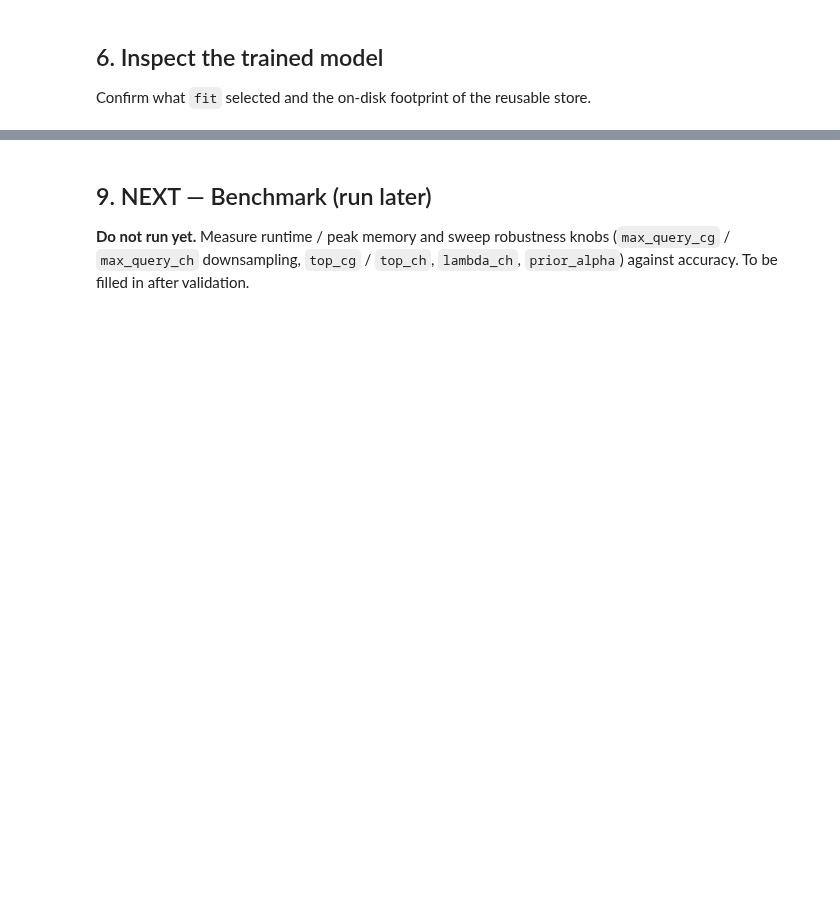
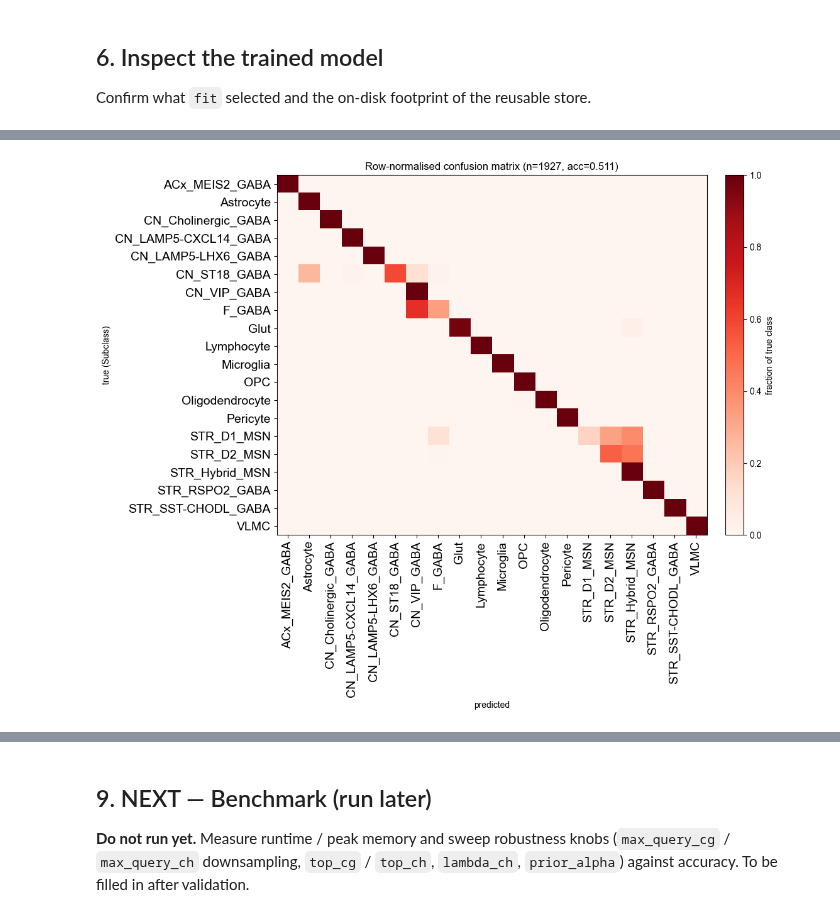
Before and after one commit to DingWB/cytozip, a Jupyter notebook: notebooks/predict_cell_type_tutorial.ipynb, the cells around one changed output, grey strips where cells are left out. Cells and saved outputs as stored; diff of their text form; code cells hidden in the pictures; blank space fills up the shorter version.

Commit message:
update model

````diff
--- a/notebooks/predict_cell_type_tutorial.ipynb
+++ b/notebooks/predict_cell_type_tutorial.ipynb
@@ -196,3 +228,25 @@ labels, proba = predict_cell_type(
     n_jobs=N_JOBS,
 )
 ```
+# %%
+# --- query cells: 2000 single-cell .cz ----------------------------------
+QUERY_DIR = os.path.expanduser('~/Projects/test_cytozip/benchmark/cz')
+assert os.path.isdir(QUERY_DIR), f'missing query dir: {QUERY_DIR}'
+n_query = len(glob.glob(os.path.join(QUERY_DIR, '*.cz')))
+print(f'{n_query} query .cz cells in {QUERY_DIR}')
+
+# The model under OUTDIR/model is reused (fit is skipped); a directory query
+# -> batch predict, returning (labels, proba) and writing them to OUTDIR.
+t0 = time.time()
+labels, proba = predict_cell_type(
+    query=QUERY_DIR,
+    outdir=OUTDIR,             # reuses OUTDIR/model
+    prefix='m3c_',             # -> OUTDIR/m3c_predictions.csv + m3c_predict_proba.csv
+    reference=REFERENCE,       # only used if the model must be re-fit
+    prior_alpha=0.0,           # uniform prior
+    n_jobs=N_JOBS,
+)
+print(f'predicted {len(labels)} cells in {time.time() - t0:.1f}s')
+print('confidence: mean=%.3f  median=%.3f' % (labels['confidence'].mean(),
+                                              labels['confidence'].median()))
+labels.head()
@@ -204,0 +332,25 @@ matrix. To be filled in when the labelled query set is provided.
+# %%
+# --- row-normalised confusion matrix ------------------------------------
+import matplotlib.pyplot as plt
+import matplotlib as mpl
+mpl.rcParams['pdf.fonttype'] = 42
+try:
+    mpl.rcParams['font.family'] = 'Arial'
+except Exception:
+    pass
+
+cm = confusion_matrix(y_true, y_pred, labels=present)
+cmn = cm / cm.sum(axis=1, keepdims=True).clip(min=1)
+
+fig, ax = plt.subplots(figsize=(11, 9))
+im = ax.imshow(cmn, cmap='Reds', vmin=0, vmax=1, aspect='auto')
+ax.set_xticks(range(len(present))); ax.set_xticklabels(present, rotation=90, fontsize=14)
+ax.set_yticks(range(len(present))); ax.set_yticklabels(present, fontsize=14)
+ax.set_xlabel('predicted'); ax.set_ylabel(f'true ({LEVEL})')
+ax.set_title(f'Row-normalised confusion matrix (n={len(y_true)}, acc={acc:.3f})')
+fig.colorbar(im, ax=ax, fraction=0.046, pad=0.04, label='fraction of true class')
+fig.tight_layout()
+fig.savefig(os.path.join(FIG_DIR, 'm3c_confusion_matrix.pdf'))
+plt.show()
+# %% [output]
+[figure, added]
````
Also changed, not shown: parts of 18 cells of this notebook, 4 other files.
